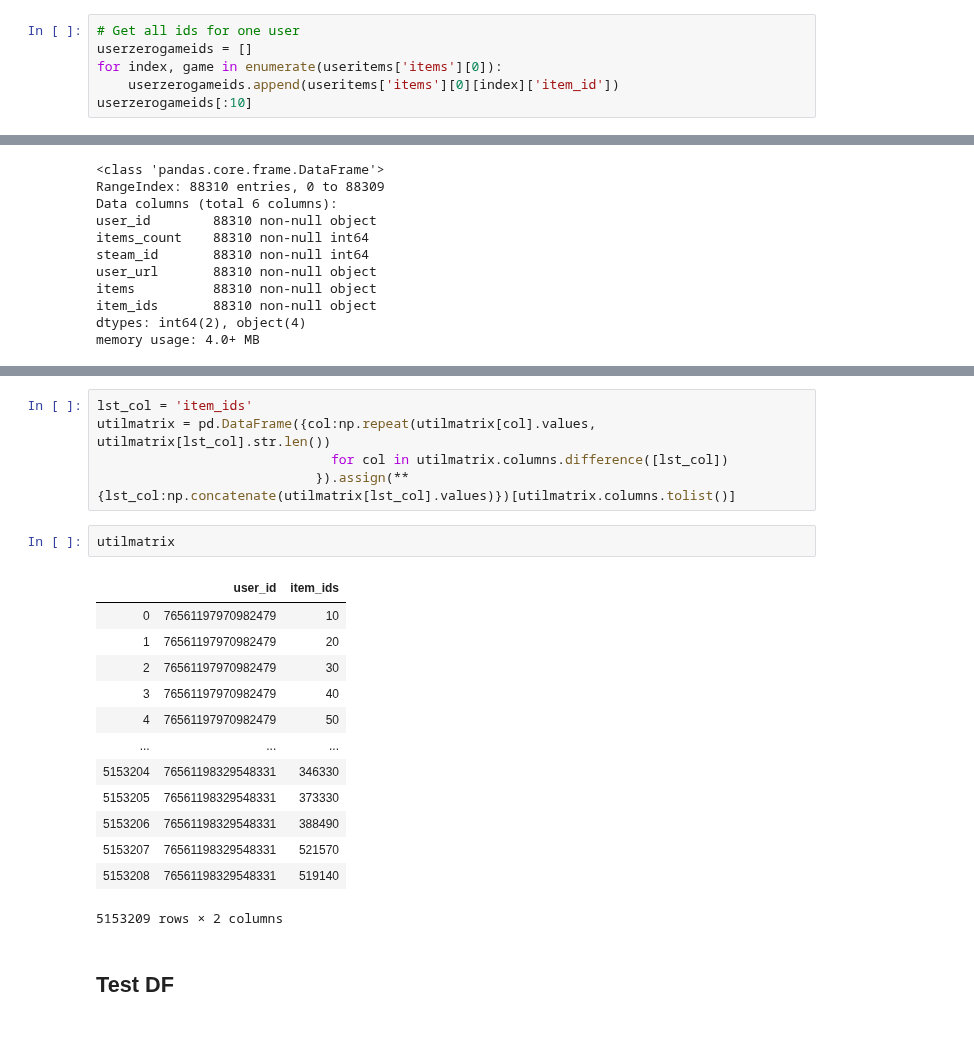
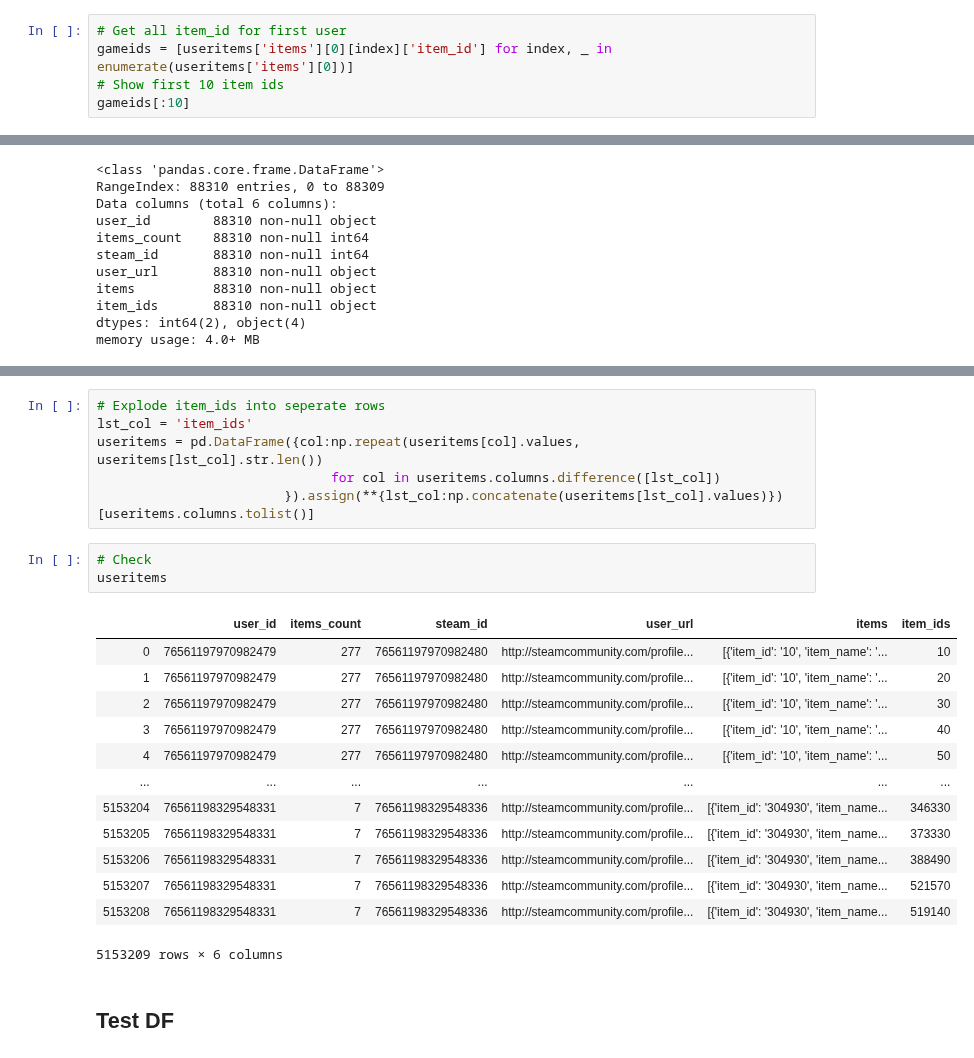
Before and after one commit to nadinezab/video-game-recs, a Jupyter notebook: 2-Data-Exploration.ipynb, the cells around one changed output, grey strips where cells are left out. Saved outputs shown, nothing was run; the diff lists cells and outputs as text.

Commit message:
Fix: tidying up preprocessing of game ids

```diff
--- a/2-Data-Exploration.ipynb
+++ b/2-Data-Exploration.ipynb
@@ -90,9 +87,8 @@ useritems['items'][0][0]['item_id']
 # %%
-# Get all ids for one user
-userzerogameids = []
-for index, game in enumerate(useritems['items'][0]):
-    userzerogameids.append(useritems['items'][0][index]['item_id'])
-userzerogameids[:10]
+# Get all item_id for first user
+gameids = [useritems['items'][0][index]['item_id'] for index, _ in enumerate(useritems['items'][0])]
+# Show first 10 item ids
+gameids[:10]
 # %% [output]
 ['10', '20', '30', '40', '50', '60', '70', '130', '300', '240']
 # %%
@@ -159,24 +129,26 @@ utilmatrix.head()
 # %%
+# Explode item_ids into seperate rows
 lst_col = 'item_ids'
-utilmatrix = pd.DataFrame({col:np.repeat(utilmatrix[col].values, utilmatrix[lst_col].str.len())
-                              for col in utilmatrix.columns.difference([lst_col])
-                            }).assign(**{lst_col:np.concatenate(utilmatrix[lst_col].values)})[utilmatrix.columns.tolist()]
+useritems = pd.DataFrame({col:np.repeat(useritems[col].values, useritems[lst_col].str.len())
+                              for col in useritems.columns.difference([lst_col])
+                        }).assign(**{lst_col:np.concatenate(useritems[lst_col].values)})[useritems.columns.tolist()]
-# %%
-utilmatrix
-# %% [output]
-|  | user_id | item_ids |
-| 0 | 76561197970982479 | 10 |
-| 1 | 76561197970982479 | 20 |
-| 2 | 76561197970982479 | 30 |
-| 3 | 76561197970982479 | 40 |
-| 4 | 76561197970982479 | 50 |
-| ... | ... | ... |
-| 5153204 | 76561198329548331 | 346330 |
-| 5153205 | 76561198329548331 | 373330 |
-| 5153206 | 76561198329548331 | 388490 |
-| 5153207 | 76561198329548331 | 521570 |
-| 5153208 | 76561198329548331 | 519140 |
-5153209 rows × 2 columns
+# %%
+# Check
+useritems
+# %% [output]
+|  | user_id | items_count | steam_id | user_url | items | item_ids |
+| 0 | 76561197970982479 | 277 | 76561197970982480 | http://steamcommunity.com/profile... | [{'item_id': '10', 'item_name': '... | 10 |
+| 1 | 76561197970982479 | 277 | 76561197970982480 | http://steamcommunity.com/profile... | [{'item_id': '10', 'item_name': '... | 20 |
+| 2 | 76561197970982479 | 277 | 76561197970982480 | http://steamcommunity.com/profile... | [{'item_id': '10', 'item_name': '... | 30 |
+| 3 | 76561197970982479 | 277 | 76561197970982480 | http://steamcommunity.com/profile... | [{'item_id': '10', 'item_name': '... | 40 |
+| 4 | 76561197970982479 | 277 | 76561197970982480 | http://steamcommunity.com/profile... | [{'item_id': '10', 'item_name': '... | 50 |
+| ... | ... | ... | ... | ... | ... | ... |
+| 5153204 | 76561198329548331 | 7 | 76561198329548336 | http://steamcommunity.com/profile... | [{'item_id': '304930', 'item_name... | 346330 |
+| 5153205 | 76561198329548331 | 7 | 76561198329548336 | http://steamcommunity.com/profile... | [{'item_id': '304930', 'item_name... | 373330 |
+| 5153206 | 76561198329548331 | 7 | 76561198329548336 | http://steamcommunity.com/profile... | [{'item_id': '304930', 'item_name... | 388490 |
+| 5153207 | 76561198329548331 | 7 | 76561198329548336 | http://steamcommunity.com/profile... | [{'item_id': '304930', 'item_name... | 521570 |
+| 5153208 | 76561198329548331 | 7 | 76561198329548336 | http://steamcommunity.com/profile... | [{'item_id': '304930', 'item_name... | 519140 |
+5153209 rows × 6 columns
 # %% [markdown]
 ## Test DF
 # %%
```
Also changed, not shown: parts of 12 cells of this notebook.
